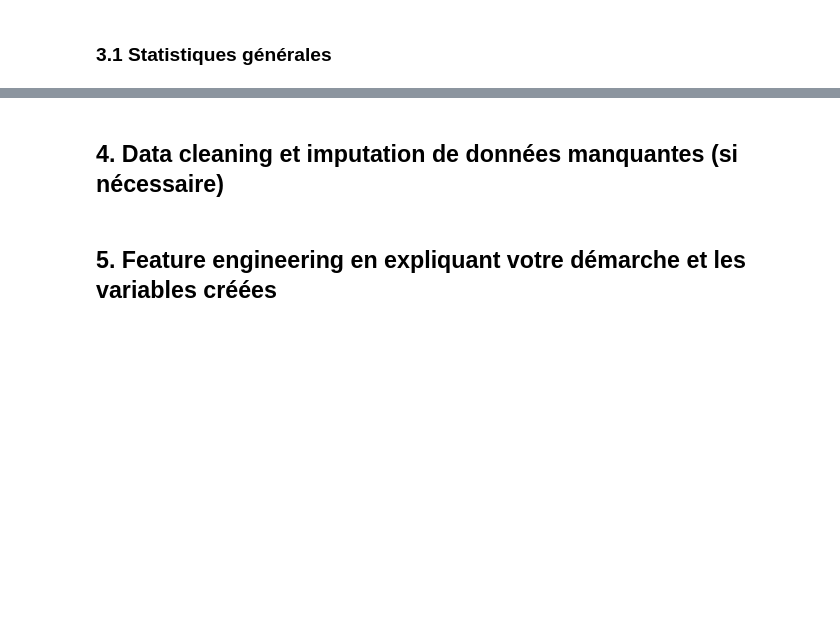
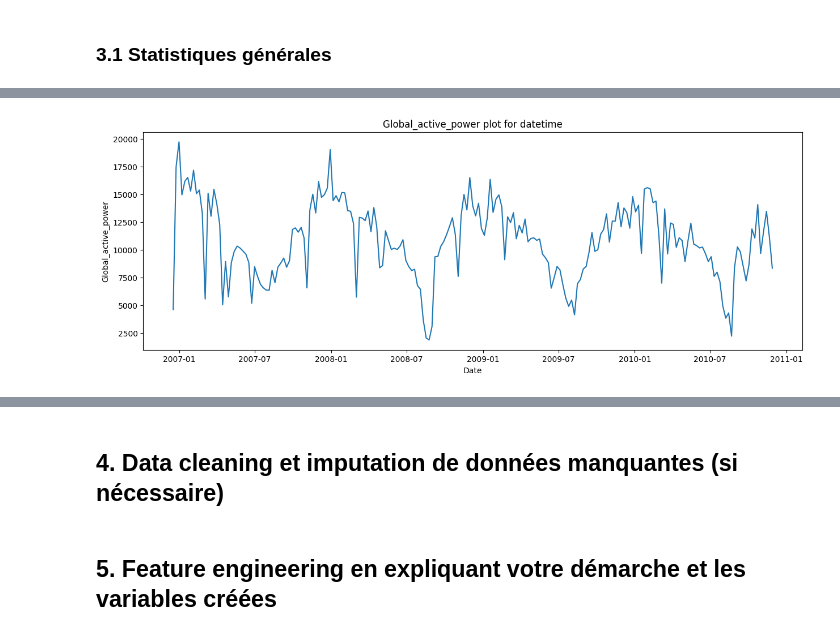
Before and after one commit to sarrabenyahia/ML-DL-time-series, a Jupyter notebook: src/notebook.ipynb, the cells around one changed output, grey strips where cells are left out. Saved outputs shown, nothing was run; the diff lists cells and outputs as text; code cells hidden in the pictures; blank space fills up the shorter version.

```diff
--- a/src/notebook.ipynb
+++ b/src/notebook.ipynb
@@ -148,0 +188,5 @@ Sample Data:
+# %%
+# Plotting de la puissance totale par semaine
+plot_data(weekly_data, 'Global_active_power')
+# %% [output]
+[figure, added]
```
Also changed, not shown: parts of 19 cells of this notebook, 2 other files.
